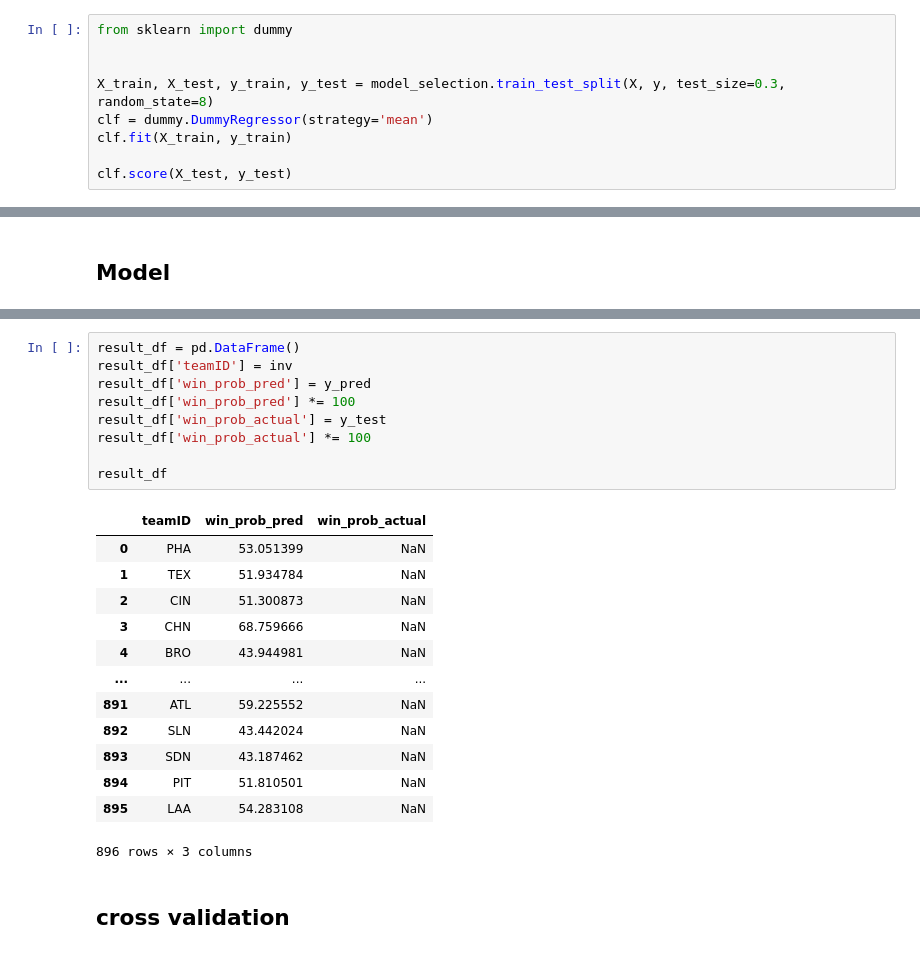
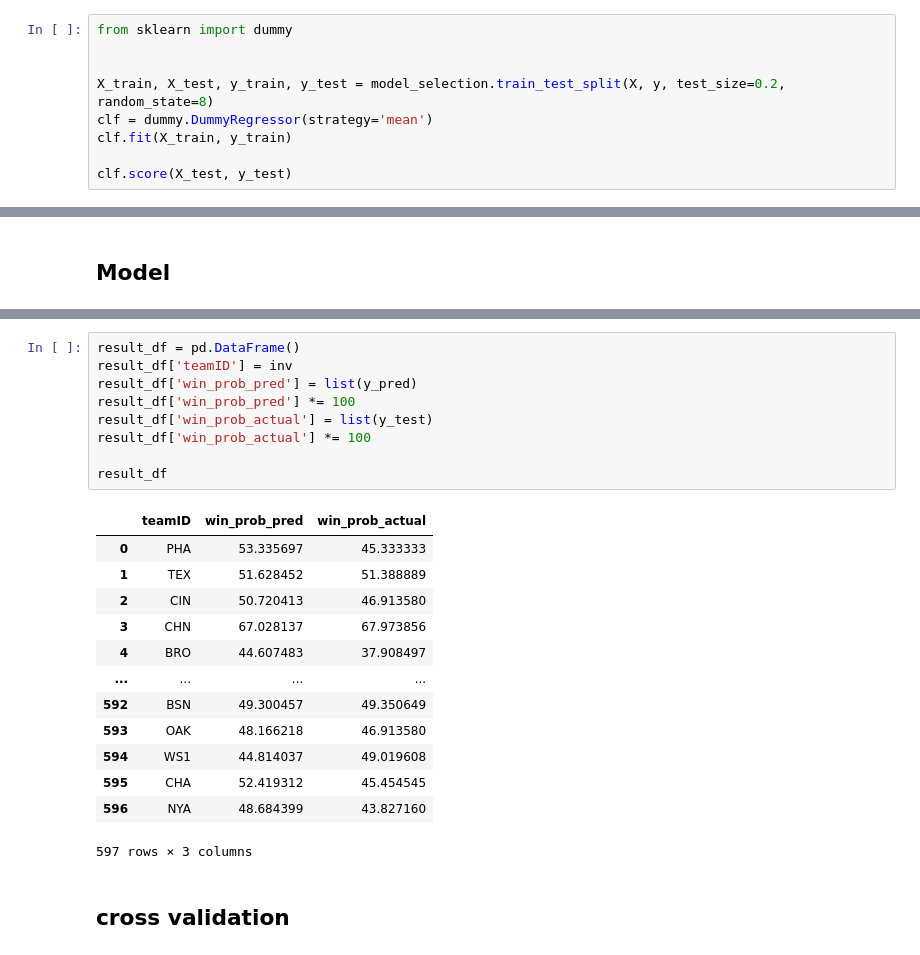
Before and after one commit to ShaliniR8/lahman-mlb, a Jupyter notebook: combined_features.ipynb, the cells around one changed output, grey strips where cells are left out. Saved outputs shown, nothing was run; the diff lists cells and outputs as text.

```diff
--- a/combined_features.ipynb
+++ b/combined_features.ipynb
@@ -258,7 +258,7 @@ Length: 2985, dtype: float64
 from sklearn import dummy
 
 
-X_train, X_test, y_train, y_test = model_selection.train_test_split(X, y, test_size=0.3, random_state=8)
+X_train, X_test, y_train, y_test = model_selection.train_test_split(X, y, test_size=0.2, random_state=8)
 clf = dummy.DummyRegressor(strategy='mean')
 clf.fit(X_train, y_train)
 
@@ -289,26 +308,26 @@ len(inv)
 # %%
 result_df = pd.DataFrame()
 result_df['teamID'] = inv
-result_df['win_prob_pred'] = y_pred
+result_df['win_prob_pred'] = list(y_pred)
 result_df['win_prob_pred'] *= 100
-result_df['win_prob_actual'] = y_test
+result_df['win_prob_actual'] = list(y_test)
 result_df['win_prob_actual'] *= 100
 
 result_df
 # %% [output]
 |  | teamID | win_prob_pred | win_prob_actual |
-| 0 | PHA | 53.051399 | NaN |
-| 1 | TEX | 51.934784 | NaN |
-| 2 | CIN | 51.300873 | NaN |
-| 3 | CHN | 68.759666 | NaN |
-| 4 | BRO | 43.944981 | NaN |
+| 0 | PHA | 53.335697 | 45.333333 |
+| 1 | TEX | 51.628452 | 51.388889 |
+| 2 | CIN | 50.720413 | 46.913580 |
+| 3 | CHN | 67.028137 | 67.973856 |
+| 4 | BRO | 44.607483 | 37.908497 |
 | ... | ... | ... | ... |
-| 891 | ATL | 59.225552 | NaN |
-| 892 | SLN | 43.442024 | NaN |
-| 893 | SDN | 43.187462 | NaN |
-| 894 | PIT | 51.810501 | NaN |
-| 895 | LAA | 54.283108 | NaN |
+| 592 | BSN | 49.300457 | 49.350649 |
+| 593 | OAK | 48.166218 | 46.913580 |
+| 594 | WS1 | 44.814037 | 49.019608 |
+| 595 | CHA | 52.419312 | 45.454545 |
+| 596 | NYA | 48.684399 | 43.827160 |
-896 rows × 3 columns
+597 rows × 3 columns
 # %% [markdown]
 ## cross validation
 # %%
```
Also changed, not shown: parts of 7 cells of this notebook.
